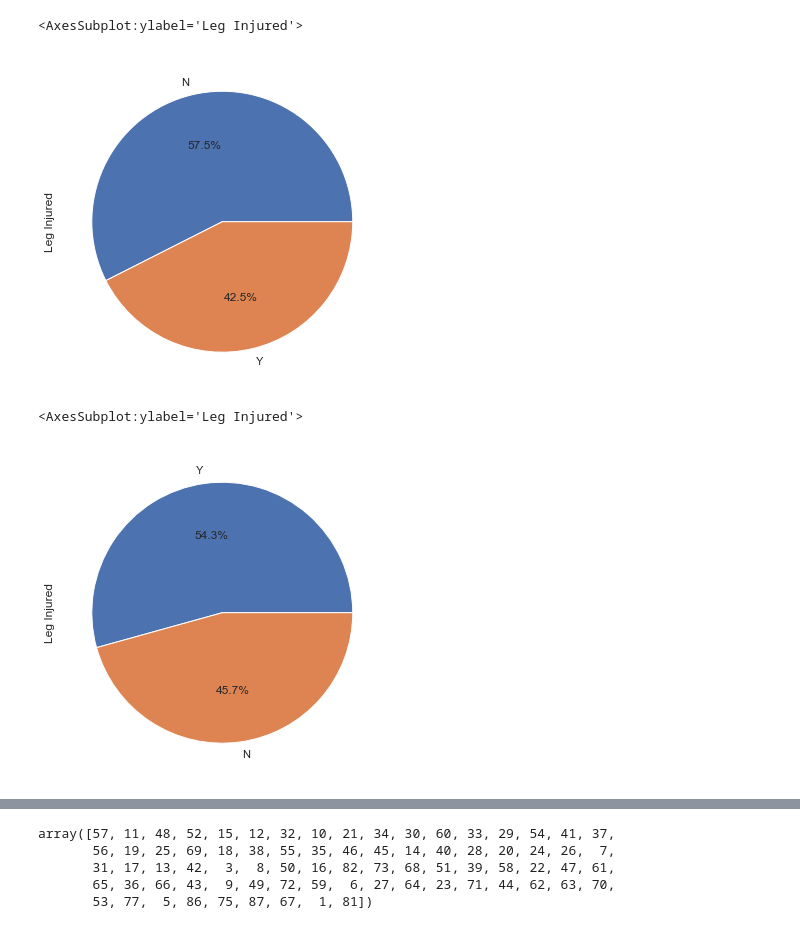
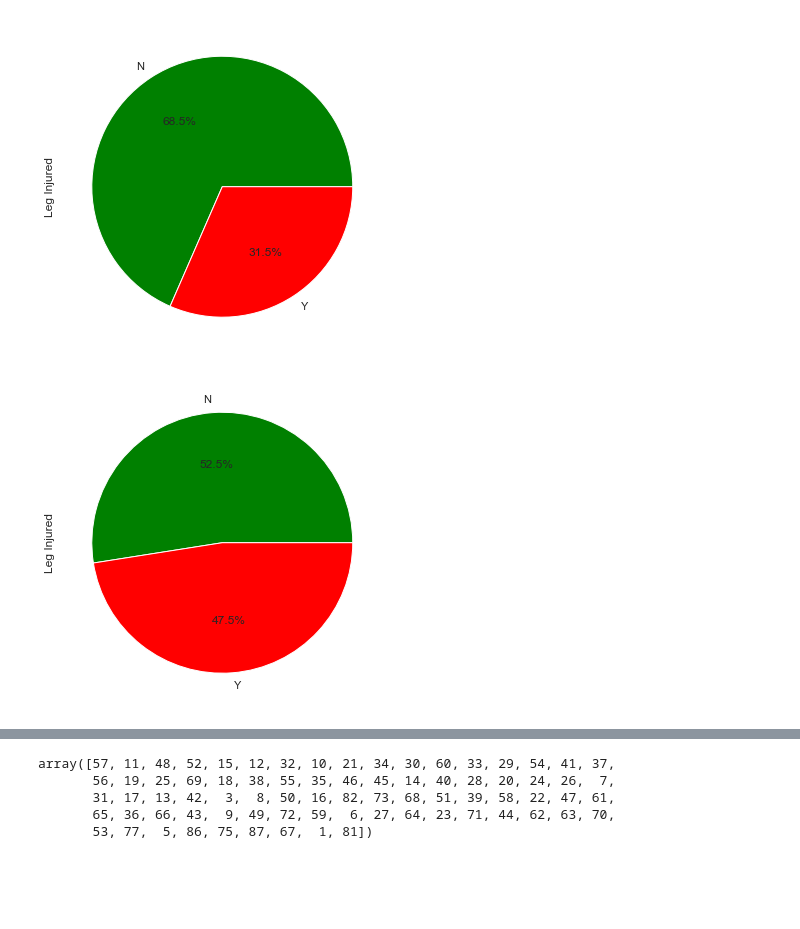
Before and after one commit to DanielReverter/project-pandas, a Jupyter notebook: Visualization.ipynb, the cells around one changed output, grey strips where cells are left out. Drawn from its saved outputs; the diff is of its cells as text; code cells hidden in the pictures; blank space fills up the shorter version.

```diff
--- a/Visualization.ipynb
+++ b/Visualization.ipynb
@@ -27,12 +25,14 @@ data.plot.pie(autopct="%.1f%%")
 # %%
-data = df["Leg Injured"].value_counts()
-data.plot.pie(autopct="%.1f%%")
+#Percentage of leg injuries from non-surfers
+data = df[(df["Activity"] != "Surfing")]["Leg Injured"].value_counts()
+plot_ = data.plot.pie(autopct="%.1f%%", colors = ['Green', 'Red'])
+plot_.figure.savefig("output/images/non_surfer_leg_injuries.png", dpi=1000)
 # %% [output]
-<AxesSubplot:ylabel='Leg Injured'>
-[figure, old version]
+[figure, new version]
 # %%
+#Percentage of leg injuries from surfers
 data = df[(df["Activity"] == "Surfing")]["Leg Injured"].value_counts()
-data.plot.pie(autopct="%.1f%%")
+plot_ = data.plot.pie(autopct="%.1f%%", colors = ['Green', 'Red'])
+plot_.figure.savefig("output/images/surfer_leg_injuries.png", dpi=1000)
 # %% [output]
-<AxesSubplot:ylabel='Leg Injured'>
-[figure, old version]
+[figure, new version]
```
Also changed, not shown: parts of 20 cells of this notebook, 12 other files.
